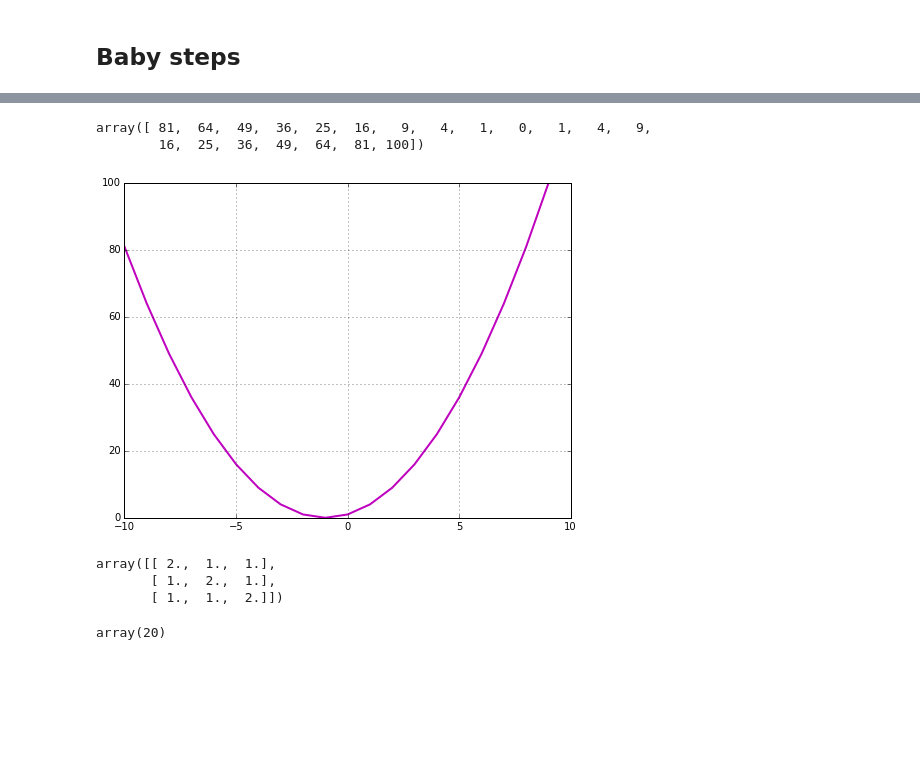
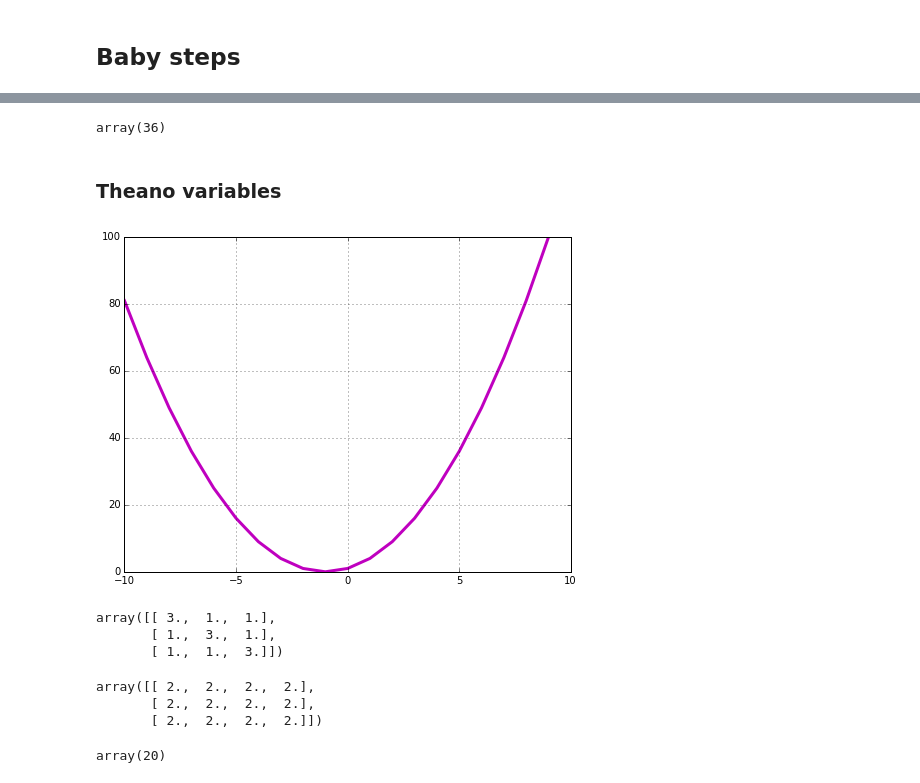
Before and after one commit to dudevil/theano-tutorial, a Jupyter notebook: Theano tutorial.ipynb, the cells around one changed output, grey strips where cells are left out. Drawn from its saved outputs; the diff is of its cells as text; code cells hidden in the pictures; blank space fills up the shorter version.

```diff
--- a/Theano tutorial.ipynb
+++ b/Theano tutorial.ipynb
@@ -86,41 +78,68 @@ Populating the interactive namespace from numpy and matplotlib
 # %%
+# doing stuff with theano
+
 # declare theano variable
-#a = theano.tensor.lscalar()
-a = theano.tensor.lvector()
+a = theano.tensor.lscalar()
 
+# construct an expression
 expression = 1 + 2 * a + a ** 2
 
+# compile a theano function
 f = theano.function(
     [a],        # input
     expression  # output
 )
+
+# evaluate the expression
+f(5)
+# %% [output]
+array(36)
-# %%
-#f(0)
-f(np.arange(-10, 10))
-#result
-# %% [output]
-array([ 81,  64,  49,  36,  25,  16,   9,   4,   1,   0,   1,   4,   9,
-        16,  25,  36,  49,  64,  81, 100])
-# %%
-plot(np.arange(-10, 10), result, c='m', linewidth=2.)
-grid()
-# %% [output]
-[figure, removed]
+# %% [markdown]
+### Theano variables
+# %%
+# only the declaration changes
+a = theano.tensor.lvector()
+
+expression = 1 + 2 * a + a ** 2
+
+f = theano.function(
+    [a],        # input
+    expression  # output
+)
+
+arg = np.arange(-10, 10)
+res = f(arg)
+
+plot(arg, res, c='m', linewidth=3.)
+grid()
+# %% [output]
+[figure, added]
 # %%
+# can do the same with matrices
 x = T.dmatrix('x')
 y = T.dmatrix('y')
-v = T.dvector('v')
 
-z = x + y
+z = x + 2 * y
 
 f = theano.function([x, y], z)
+f(np.ones((3, 3)), np.eye(3))
+# %% [output]
+array([[ 3.,  1.,  1.],
+       [ 1.,  3.,  1.],
+       [ 1.,  1.,  3.]])
-# %%
-f(np.ones((3, 3)), np.eye(3))
-#f(np.ones((3, 4)), np.zeros((4,)))
-# %% [output]
-array([[ 2.,  1.,  1.],
-       [ 1.,  2.,  1.],
-       [ 1.,  1.,  2.]])
+# %%
+# broadcasting also works
+x = T.dmatrix('x')
+v = T.dvector('v')
+
+z = x + v
+
+f = theano.function([x, v], z)
+f(np.ones((3, 4)), np.ones((4,)))
+# %% [output]
+array([[ 2.,  2.,  2.,  2.],
+       [ 2.,  2.,  2.,  2.],
+       [ 2.,  2.,  2.,  2.]])
 # %%
 # shared variables represent internal state
 state = theano.shared(0)
```
Also changed, not shown: parts of 1 cell of this notebook.
